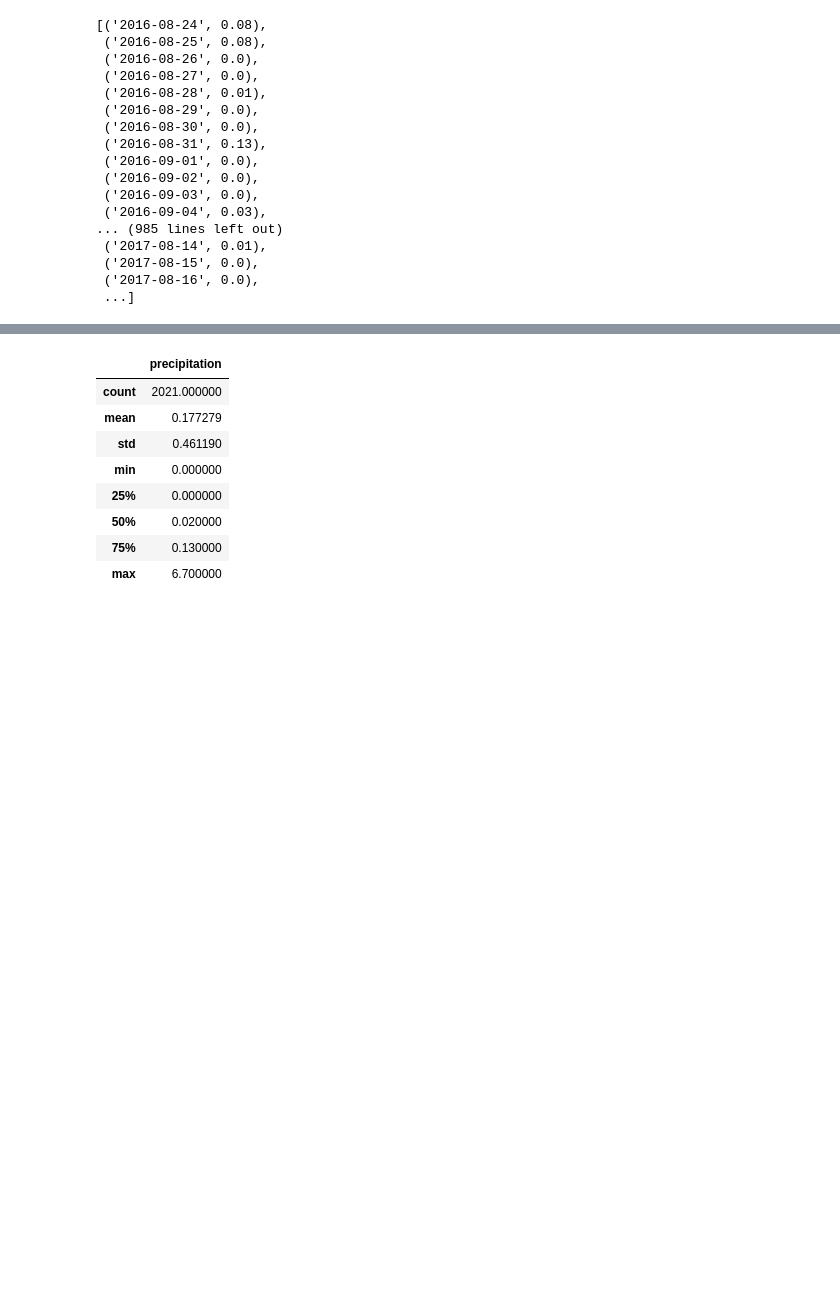
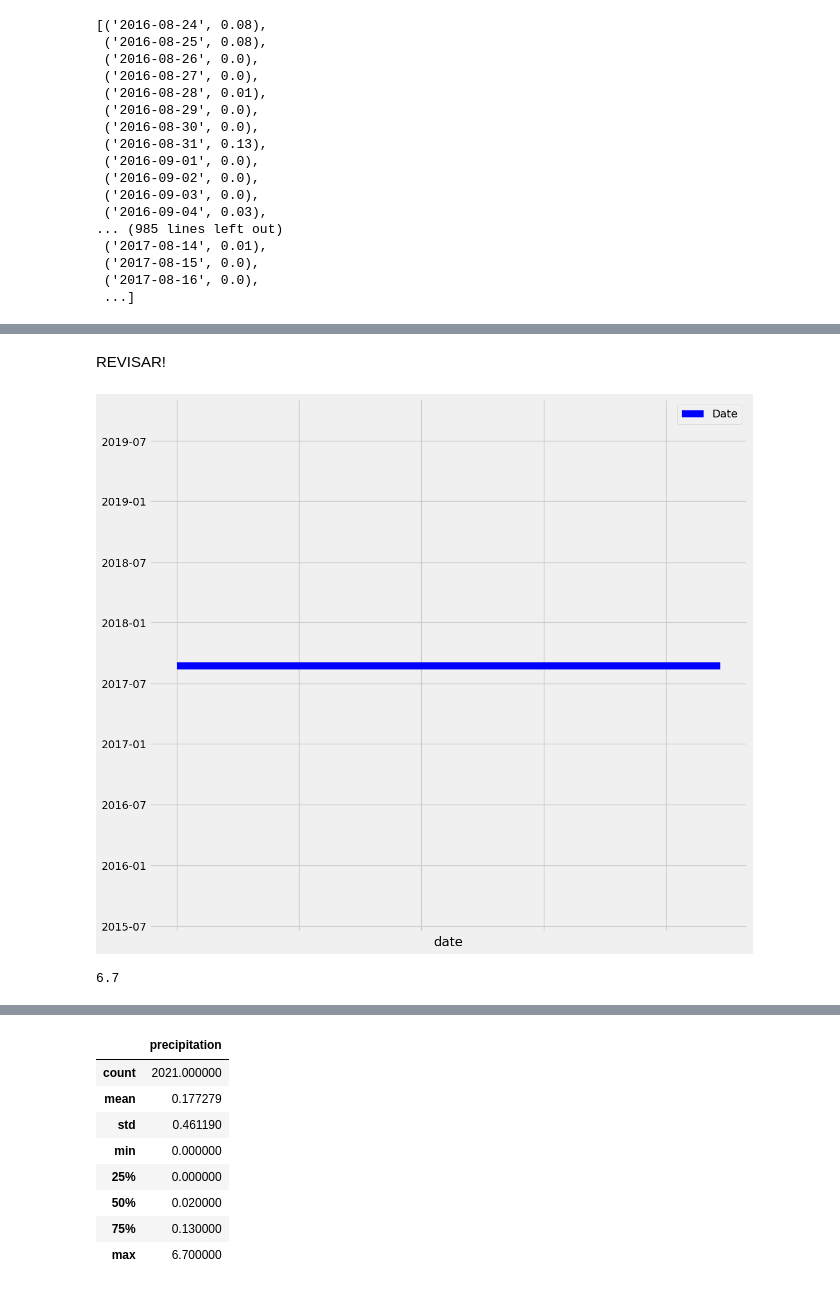
Before and after one commit to dragatuso/sqlalchemy-challenge, a Jupyter notebook: SurfsUp/climate_starter.ipynb, the cells around one changed output, grey strips where cells are left out. Saved outputs shown, nothing was run; the diff lists cells and outputs as text; code cells hidden in the pictures; blank space fills up the shorter version.

```diff
--- a/SurfsUp/climate_starter.ipynb
+++ b/SurfsUp/climate_starter.ipynb
@@ -85,14 +85,7 @@ precipitation_data
  ('2017-08-16', 0.0),
  ...]
 # %%
-# Perform a query to retrieve the data and precipitation scores
-
-
 # Save the query results as a Pandas DataFrame. Explicitly set the column names
-
-
-# Sort the dataframe by date
-
-
-# Use Pandas Plotting with Matplotlib to plot the data
+precipitation_df=pd.DataFrame(precipitation_data).rename(columns={'date': 'Date', 'prcp': 'Precipitation'})
+precipitation_df
 # %% [output]
@@ -100,0 +107,6 @@ Text(0, 0.5, 'Inches')
+# %%
+# Sort the dataframe by date
+precipitation_df=precipitation_df.sort_values('Date',ascending=True).dropna()
+#precipitation_df['Date']= datetime.strptime(precipitation_df['Date'],'%Y-%m-%d').date()
+#precipitation_df["Date"] = pd.to_datetime(precipitation_df["Date"], infer_datetime_format=True)
+precipitation_df
@@ -100,0 +127,28 @@ Text(0, 0.5, 'Inches')
+# %% [markdown]
+REVISAR!
+# %%
+# Use Pandas Plotting with Matplotlib to plot the data
+ax=precipitation_df.plot(color='b',figsize=(12,10),legend=True,linewidth=9.0,grid=True)
+#Removing xticks
+plt.setp(ax.get_xticklabels(), visible=False)
+plt.tight_layout()
+plt.xlabel("date")
+plt.show()
+# %% [output]
+[figure, added]
+# %%
+precip_mean=precipitation_df["Precipitation"].mean()
+precip_count=precipitation_df["Precipitation"].count()
+precip_std=precipitation_df["Precipitation"].std()
+precip_min=precipitation_df["Precipitation"].min()
+
+precip_max=precipitation_df["Precipitation"].max()
+
+precip_mean
+precip_count
+precip_std
+precip_min
+
+precip_max
+# %% [output]
+6.7
```
Also changed, not shown: parts of 10 cells of this notebook, 1 other file.
